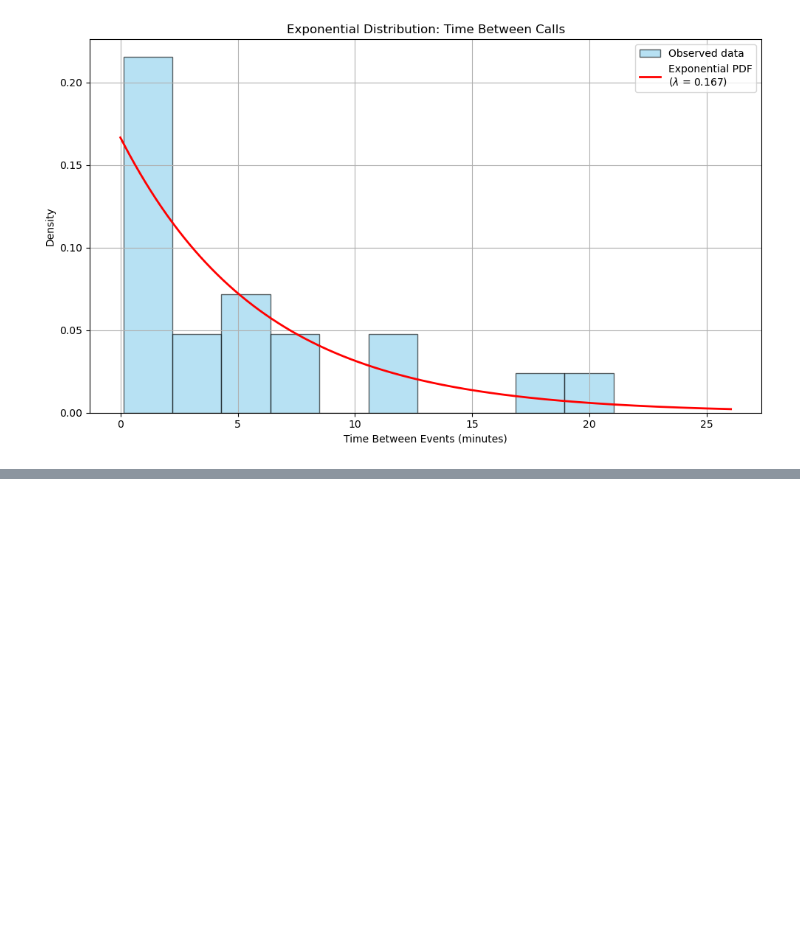
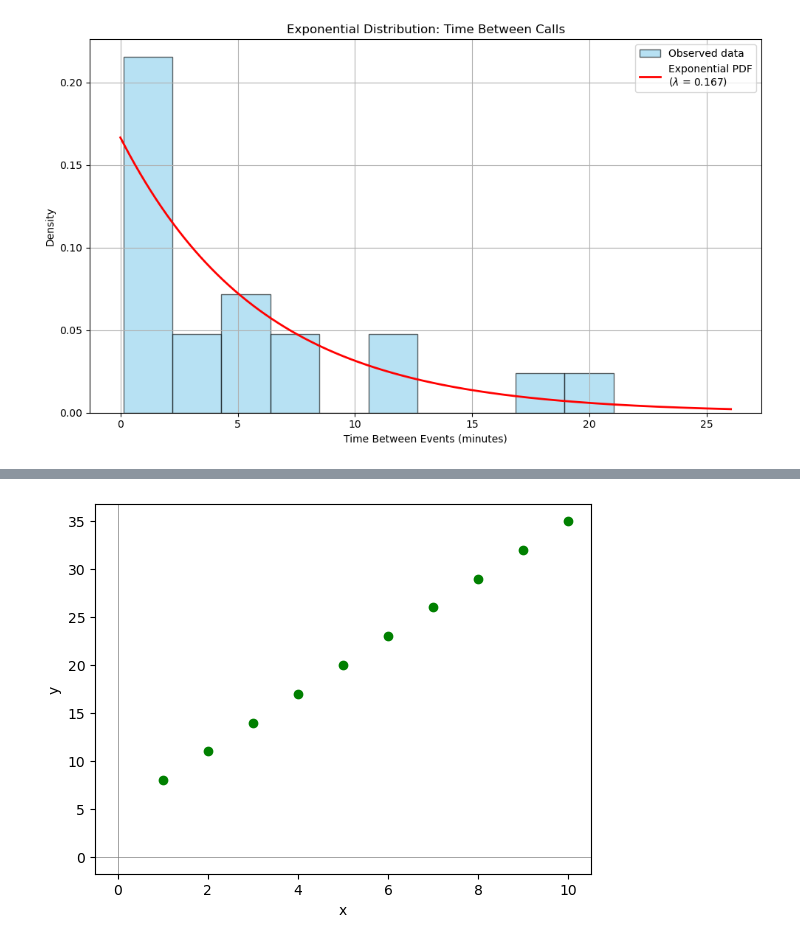
Before and after one commit to proarcherdemo/PythonTraining, a Jupyter notebook: 13. datascience/matplotlib_visualization.ipynb, the cells around one changed output, grey strips where cells are left out. Saved outputs shown, nothing was run; the diff lists cells and outputs as text; code cells hidden in the pictures; blank space fills up the shorter version.

```diff
--- a/13. datascience/matplotlib_visualization.ipynb
+++ b/13. datascience/matplotlib_visualization.ipynb
@@ -551,0 +620,19 @@ plt.show()
+# %%
+import matplotlib.pyplot as plt
+
+# Positive whole number x-values (e.g., from 1 to 10)
+x = list(range(1, 11))
+
+# Line equation: y = 3x + 5
+y = [3 * i + 5 for i in x]
+
+# Plotting markers only
+plt.plot(x, y, marker='o', linestyle='None', color='green', label='y = 3x + 5')
+plt.xlabel('x')
+plt.ylabel('y')
+#plt.grid(True)
+plt.axhline(0, color='gray', linewidth=0.5)
+plt.axvline(0, color='gray', linewidth=0.5)
+plt.show()
+# %% [output]
+[figure, added]
```
Also changed, not shown: parts of 12 cells of this notebook, 11 other files.
